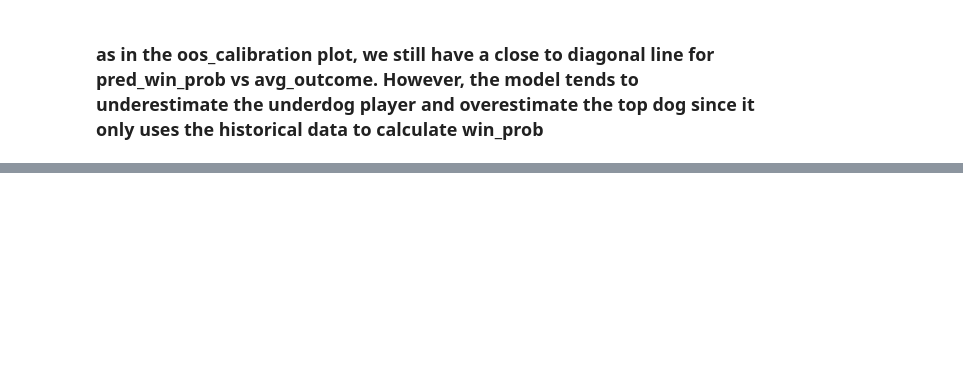
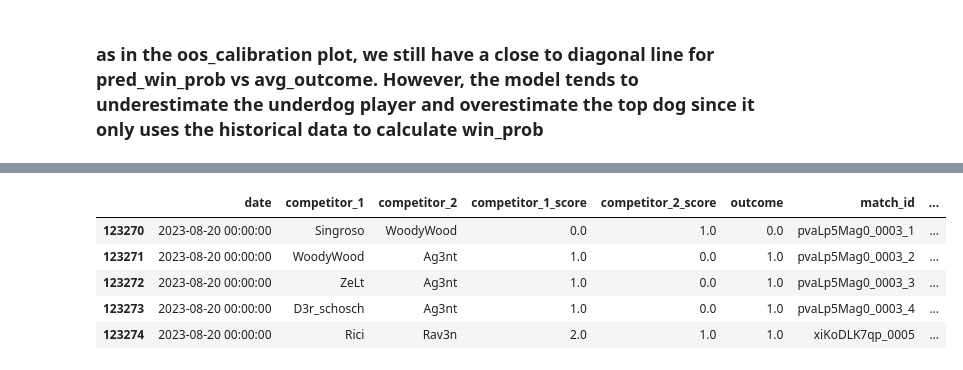
Before and after one commit to Duane321/true_theta, a Jupyter notebook: posts/trueskill/true_skill_wc3_oos_eval_v2.ipynb, the cells around one changed output, grey strips where cells are left out. Cells and saved outputs as stored; diff of their text form; code cells hidden in the pictures; blank space fills up the shorter version.

```diff
--- a/posts/trueskill/true_skill_wc3_oos_eval_v2.ipynb
+++ b/posts/trueskill/true_skill_wc3_oos_eval_v2.ipynb
@@ -264,0 +268,5 @@ self.plot_calibration_oos(oos_data=games_oos)
+# %%
+games_raw = pd.read_csv('data/warcraft3.csv').query('(competitor_1_score > -0.0001) & (competitor_2_score > -0.0001)').iloc[-20000:-10000]
+games_raw['timestamp'] = pd.to_datetime(games_raw['date'])
+games_raw_oos = pd.read_csv('data/warcraft3.csv').query('(competitor_1_score > -0.0001) & (competitor_2_score > -0.0001)').iloc[-10000:]
+games_raw_oos['timestamp'] = pd.to_datetime(games_raw_oos['date'])
@@ -264,0 +300,9 @@ self.plot_calibration_oos(oos_data=games_oos)
+# %%
+games_raw_oos.head()
+# %% [output]
+|  | date | competitor_1 | competitor_2 | competitor_1_score | competitor_2_score | outcome | match_id | ... |
+| 123270 | 2023-08-20 00:00:00 | Singroso | WoodyWood | 0.0 | 1.0 | 0.0 | pvaLp5Mag0_0003_1 | ... |
+| 123271 | 2023-08-20 00:00:00 | WoodyWood | Ag3nt | 1.0 | 0.0 | 1.0 | pvaLp5Mag0_0003_2 | ... |
+| 123272 | 2023-08-20 00:00:00 | ZeLt | Ag3nt | 1.0 | 0.0 | 1.0 | pvaLp5Mag0_0003_3 | ... |
+| 123273 | 2023-08-20 00:00:00 | D3r_schosch | Ag3nt | 1.0 | 0.0 | 1.0 | pvaLp5Mag0_0003_4 | ... |
+| 123274 | 2023-08-20 00:00:00 | Rici | Rav3n | 2.0 | 1.0 | 1.0 | xiKoDLK7qp_0005 | ... |
```
Also changed, not shown: parts of 10 cells of this notebook, 3 other files.
